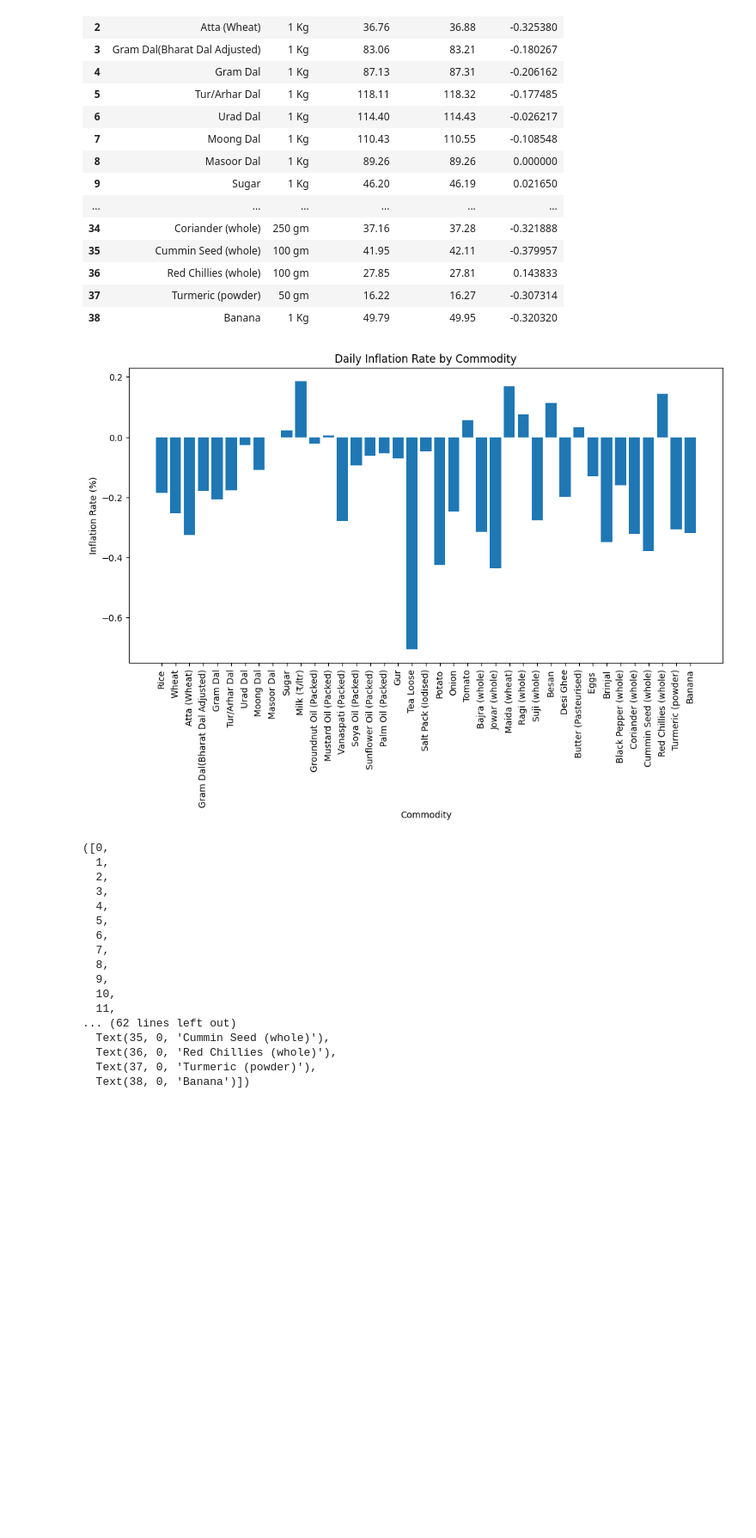
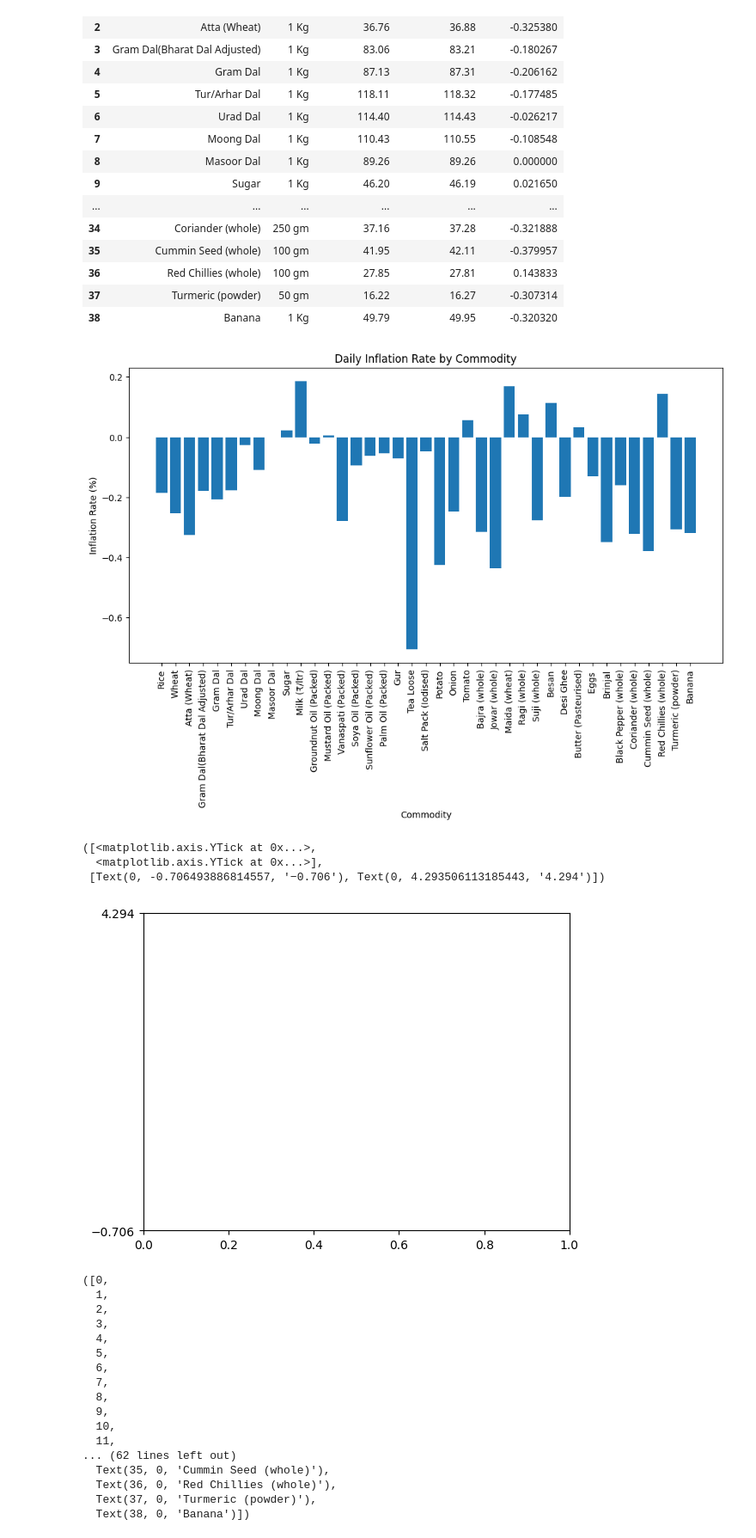
Before and after one commit to ilihas786/Local-Commodity-Price-Tracker, a Jupyter notebook: notebooks/inflation_trend.ipynb, the cells around one changed output. Shown: that part at 86% size. Saved outputs shown, nothing was run; the diff lists cells and outputs as text; code cells hidden in the pictures; blank space fills up the shorter version.

```diff
--- a/notebooks/inflation_trend.ipynb
+++ b/notebooks/inflation_trend.ipynb
@@ -233,13 +242,22 @@ inflation_df
 # %%
 plt.figure(figsize=(12, 6))
 plt.bar(inflation_df['commodity'], inflation_df['inflation_rate'])
 plt.xticks(rotation=90)
 plt.xlabel('Commodity')
 plt.ylabel('Inflation Rate (%)')
 plt.title('Daily Inflation Rate by Commodity')
 plt.show()
+
+# Set y-axis ticks with a step of 5 (adjust as needed)
+y_min = inflation_df['inflation_rate'].min()
+y_max = inflation_df['inflation_rate'].max()
+plt.yticks(np.arange(y_min, y_max + 5, 5))
 # %% [output]
 [figure]
+([<matplotlib.axis.YTick at 0x...>,
+  <matplotlib.axis.YTick at 0x...>],
+ [Text(0, -0.706493886814557, '−0.706'), Text(0, 4.293506113185443, '4.294')])
+[figure, added]
 # %%
 plt.figure(figsize=(12, 6))
 plt.scatter(inflation_df['commodity'], inflation_df['inflation_rate'])
```
Also changed, not shown: parts of 2 cells of this notebook, 3 other files.
